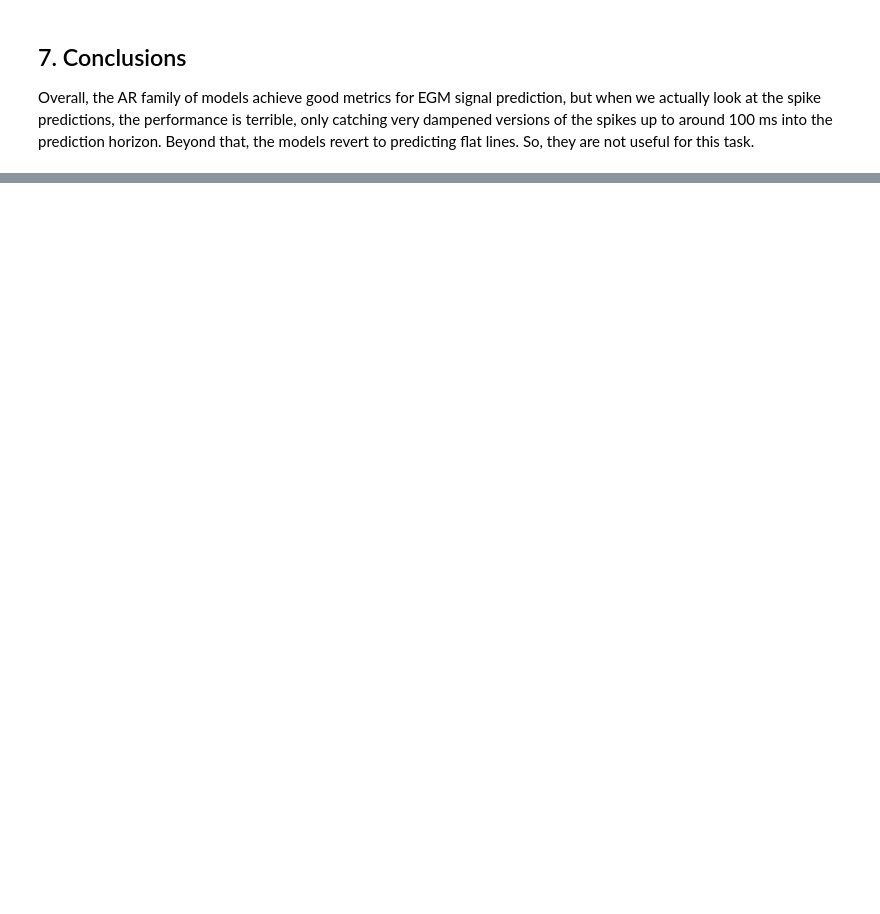
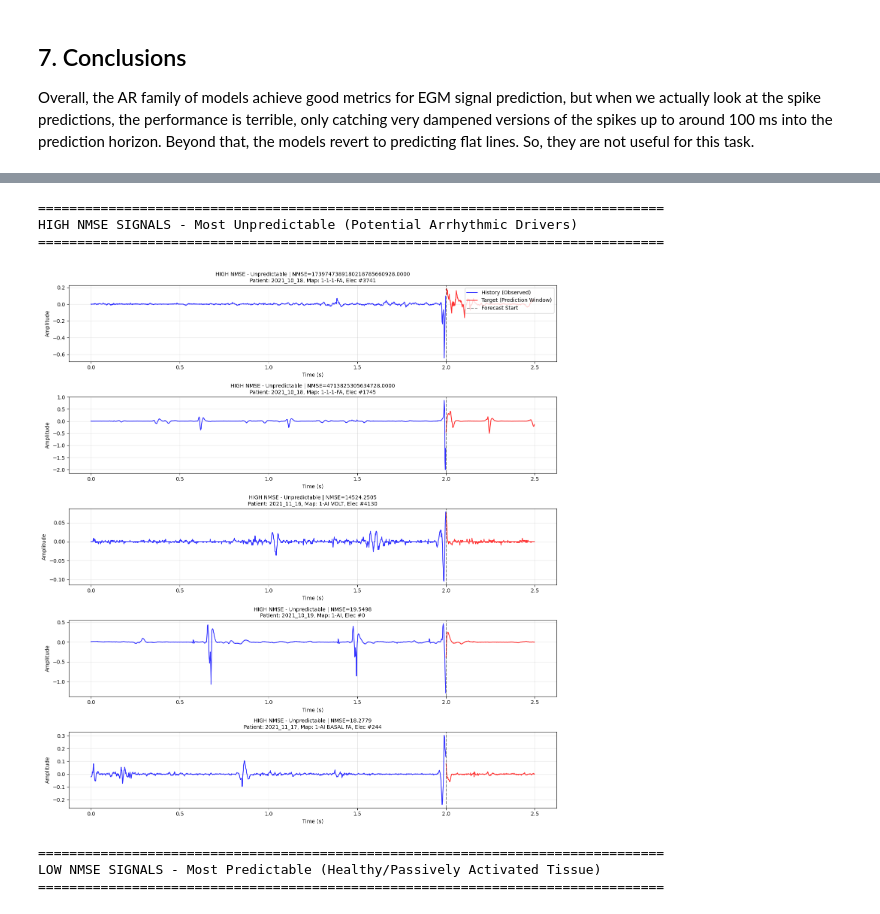
Before and after one commit to javierferna/atrialfib-forecast, a Jupyter notebook: ar.ipynb, the cells around one changed output, grey strips where cells are left out. Drawn from its saved outputs; the diff is of its cells as text; code cells hidden in the pictures; blank space fills up the shorter version.

```diff
--- a/ar.ipynb
+++ b/ar.ipynb
@@ -841,0 +1106,59 @@ Overall, the AR family of models achieve good metrics for EGM signal prediction,
+# %%
+# VISUALIZATION FUNCTION
+
+def plot_anomaly_signals(ranked_df, X_test_history, X_test_target, n_signals=5, top=True):
+    """
+    Plot the top (most unpredictable) or bottom (most predictable) signals
+    """
+    if top:
+        subset = ranked_df.head(n_signals)
+        title_prefix = "HIGH NMSE - Unpredictable"
+    else:
+        subset = ranked_df.tail(n_signals)
+        title_prefix = "LOW NMSE - Predictable"
+
+    fig, axes = plt.subplots(n_signals, 1, figsize=(14, 3*n_signals))
+    if n_signals == 1:
+        axes = [axes]
+
+    for i, (ax, (_, row)) in enumerate(zip(axes, subset.iterrows())):
+        idx = row['index']
+        # Build full signal (history + target)
+        full_signal = np.concatenate([X_test_history[idx], X_test_target[idx]])
+        time = np.arange(len(full_signal)) / 500  # Convert to seconds
+
+        ax.plot(time[:T_OBS], full_signal[:T_OBS], 'b-', label='History (Observed)', alpha=0.8)
+        ax.plot(time[T_OBS:], full_signal[T_OBS:], 'r-', label='Target (Prediction Window)', alpha=0.8)
+        ax.axvline(x=T_OBS/500, color='k', linestyle='--', alpha=0.5, label='Forecast Start')
+
+        # Patient info in title
+        patient_info = f"Patient: {row['patient_date']}, Map: {row['map_name']}, Elec #{row['electrode_idx_in_patient']}"
+        ax.set_title(f"{title_prefix} | NMSE={row['nmse']:.4f}\n{patient_info}", fontsize=10)
+        ax.set_xlabel('Time (s)')
+        ax.set_ylabel('Amplitude')
+        if i == 0:
+            ax.legend(loc='upper right')
+        ax.grid(True, alpha=0.3)
+
+    plt.tight_layout()
+    plt.show()
+
+# Plot HIGH NMSE signals (potential arrhythmic drivers)
+print("=" * 80)
+print("HIGH NMSE SIGNALS - Most Unpredictable (Potential Arrhythmic Drivers)")
+print("=" * 80)
+plot_anomaly_signals(ranked_df, X_test_history, X_test_target, n_signals=5, top=True)
+
+# Plot LOW NMSE signals (healthy/predictable tissue)
+print("\n" + "=" * 80)
+print("LOW NMSE SIGNALS - Most Predictable (Healthy/Passively Activated Tissue)")
+print("=" * 80)
+plot_anomaly_signals(ranked_df, X_test_history, X_test_target, n_signals=5, top=False)
+# %% [output]
+================================================================================
+HIGH NMSE SIGNALS - Most Unpredictable (Potential Arrhythmic Drivers)
+================================================================================
+[figure, added]
+================================================================================
+LOW NMSE SIGNALS - Most Predictable (Healthy/Passively Activated Tissue)
+================================================================================
```
Also changed, not shown: parts of 28 cells of this notebook, 13 other files.
